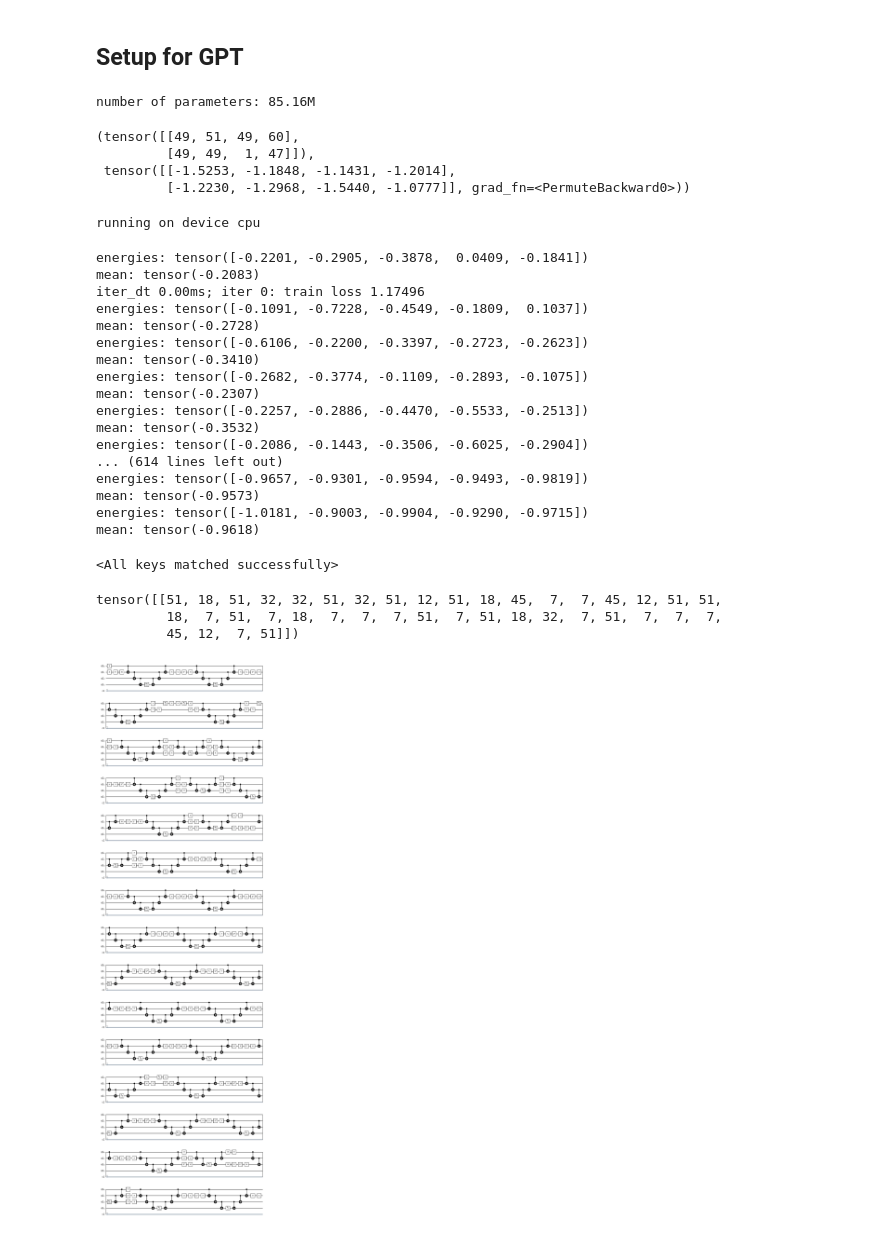
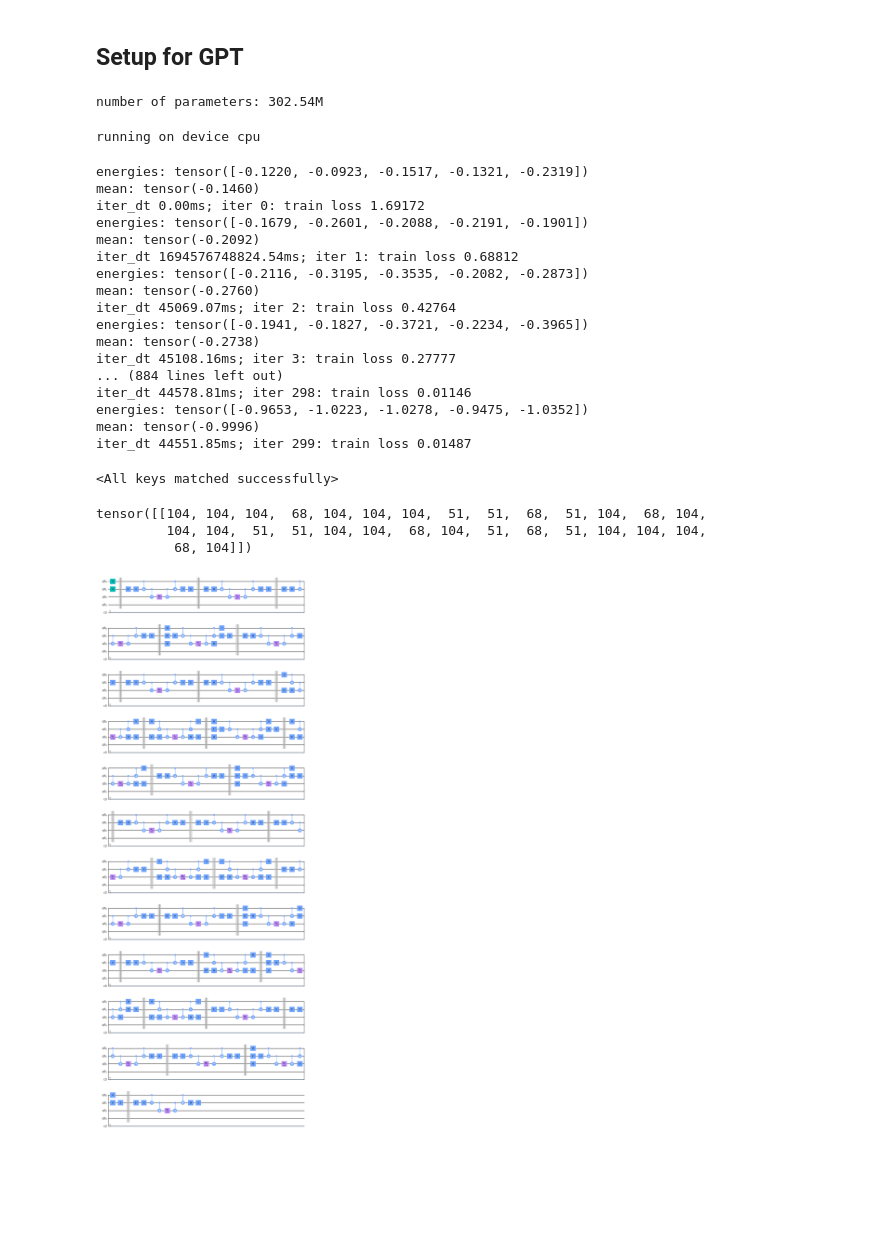
Before and after one commit to konakaji/ncs, a Jupyter notebook: notebooks/test_gptqe.ipynb, the cells around one changed output. Drawn from its saved outputs; the diff is of its cells as text; code cells hidden in the pictures; blank space fills up the shorter version.

```diff
--- a/notebooks/test_gptqe.ipynb
+++ b/notebooks/test_gptqe.ipynb
@@ -26,10 +26,12 @@ hamiltonian = DiatomicMolecularHamiltonian(nqubit, molecule)
 # prepare operator_pool
 uccsd = UCCSD(4, molecule)
 paulis = uccsd.paulis
+print('paulis', paulis)
 num_operators = len(paulis)
 initializer = HFStateInitializer(n_electrons=2)
 pool = DefaultOperatorPool(paulis)
-cost = EnergyCost(hamiltonian, initializer, pool, [0.025, -0.025, 0.05, -0.05, 0.1, -0.1])
+cost = EnergyCost(hamiltonian, initializer, pool,
+                  [0.00625, -0.00625, 0.0125, -0.0125, 0.025, -0.025, 0.05, -0.05, 0.1, -0.1])
 # %% [output]
 converged SCF energy = -1.11668438708534
 Starting to parse FermionOperator using 4 qubits...
@@ -63,21 +65,17 @@ print(compute_ground_state(hamiltonian))
 from gqe.mingpt.model import GPT
 
 model_config = GPT.get_default_config()
-model_config.model_type = 'gpt2'
+model_config.model_type = 'gpt2-medium'
 model_config.vocab_size = cost.vocab_size()
 model_config.block_size = cost.vocab_size()
-model_config.n_gates = 40  # The number of gates for each circuit
-model_config.temperature = 20  # Each gate is generated with probability exp(-temperature * logit)
-model_config.embd_pdrop = 0.1
-model_config.resid_pdrop = 0.1
-model_config.attn_pdrop = 0.1
+model_config.n_gates = 30  # The number of gates for each circuit
+model_config.temperature = 5  # Each gate is generated with probability exp(-temperature * logit)
+model_config.embd_pdrop = 0
+model_config.resid_pdrop = 0
+model_config.attn_pdrop = 0
 model = GPT(model_config, cost)
 # %% [output]
-number of parameters: 85.16M
+number of parameters: 302.54M
-(tensor([[49, 51, 49, 60],
-         [49, 49,  1, 47]]),
- tensor([[-1.5253, -1.1848, -1.1431, -1.2014],
-         [-1.2230, -1.2968, -1.5440, -1.0777]], grad_fn=<PermuteBackward0>))
 # %%
 # create a Trainer object
 from gqe.mingpt.trainer import Trainer
@@ -92,43 +90,43 @@ trainer = Trainer(train_config, model)
 running on device cpu
 # %%
 def batch_end_callback(trainer):
-    if trainer.iter_num % 10 == 0:
+    if trainer.iter_num % 1 == 0:
         print(f"iter_dt {trainer.iter_dt * 1000:.2f}ms; iter {trainer.iter_num}: train loss {trainer.loss.item():.5f}")
-        model.temperature += 0.1
+        model.temperature += 0.01
 
 
 trainer.set_callback('on_batch_end', batch_end_callback)
 trainer.run()
 torch.save(model.state_dict(), '../saved_models/gptqe_test')
 # %% [output]
-energies: tensor([-0.2201, -0.2905, -0.3878,  0.0409, -0.1841])
-mean: tensor(-0.2083)
-iter_dt 0.00ms; iter 0: train loss 1.17496
-energies: tensor([-0.1091, -0.7228, -0.4549, -0.1809,  0.1037])
-mean: tensor(-0.2728)
-energies: tensor([-0.6106, -0.2200, -0.3397, -0.2723, -0.2623])
-mean: tensor(-0.3410)
-energies: tensor([-0.2682, -0.3774, -0.1109, -0.2893, -0.1075])
-mean: tensor(-0.2307)
-energies: tensor([-0.2257, -0.2886, -0.4470, -0.5533, -0.2513])
-mean: tensor(-0.3532)
-energies: tensor([-0.2086, -0.1443, -0.3506, -0.6025, -0.2904])
-... (614 lines left out)
-energies: tensor([-0.9657, -0.9301, -0.9594, -0.9493, -0.9819])
-mean: tensor(-0.9573)
-energies: tensor([-1.0181, -0.9003, -0.9904, -0.9290, -0.9715])
-mean: tensor(-0.9618)
+energies: tensor([-0.1220, -0.0923, -0.1517, -0.1321, -0.2319])
+mean: tensor(-0.1460)
+iter_dt 0.00ms; iter 0: train loss 1.69172
+energies: tensor([-0.1679, -0.2601, -0.2088, -0.2191, -0.1901])
+mean: tensor(-0.2092)
+iter_dt 1694576748824.54ms; iter 1: train loss 0.68812
+energies: tensor([-0.2116, -0.3195, -0.3535, -0.2082, -0.2873])
+mean: tensor(-0.2760)
+iter_dt 45069.07ms; iter 2: train loss 0.42764
+energies: tensor([-0.1941, -0.1827, -0.3721, -0.2234, -0.3965])
+mean: tensor(-0.2738)
+iter_dt 45108.16ms; iter 3: train loss 0.27777
+... (884 lines left out)
+iter_dt 44578.81ms; iter 298: train loss 0.01146
+energies: tensor([-0.9653, -1.0223, -1.0278, -0.9475, -1.0352])
+mean: tensor(-0.9996)
+iter_dt 44551.85ms; iter 299: train loss 0.01487
 # %%
 model.load_state_dict(torch.load('../saved_models/gptqe_test'))
 # %% [output]
 <All keys matched successfully>
 # %%
-indices, logits = model.generate(torch.tensor([[0]]), 40)
+indices, logits = model.generate(torch.tensor([[0]]), model_config.n_gates)
 cost.sequence.tool = "qiskit"
 print(indices)
-cost.sequence._get_circuit(indices.numpy()[0]).draw()
+cost.sequence._get_circuit(indices.numpy()[0]).qc.draw(output="mpl", plot_barriers=True)
 # %% [output]
-tensor([[51, 18, 51, 32, 32, 51, 32, 51, 12, 51, 18, 45,  7,  7, 45, 12, 51, 51,
-         18,  7, 51,  7, 18,  7,  7,  7, 51,  7, 51, 18, 32,  7, 51,  7,  7,  7,
-         45, 12,  7, 51]])
+tensor([[104, 104, 104,  68, 104, 104, 104,  51,  51,  68,  51, 104,  68, 104,
+         104, 104,  51,  51, 104, 104,  68, 104,  51,  68,  51, 104, 104, 104,
+          68, 104]])
-[figure, old version]
+[figure, new version]
```
Also changed, not shown: parts of 1 cell of this notebook, 1 other file.
